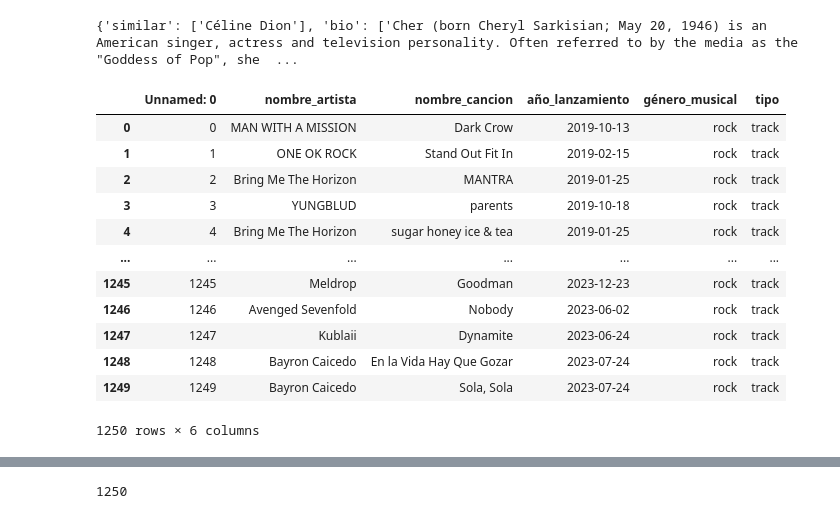
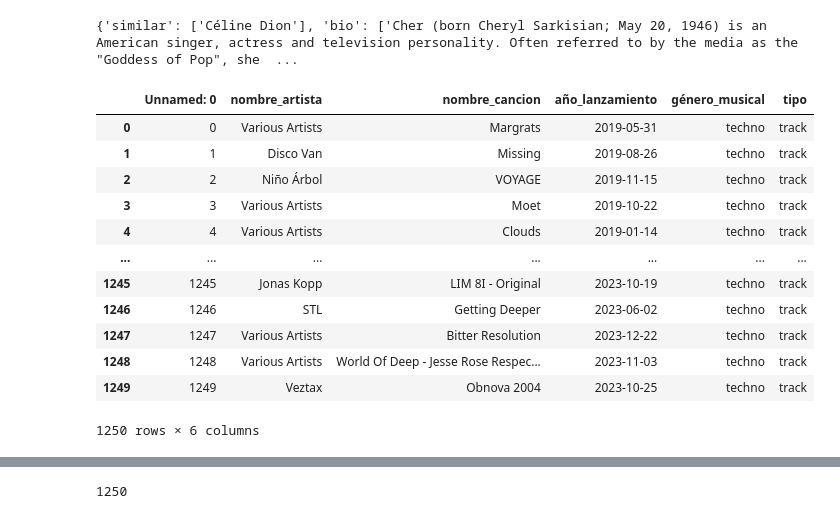
Before and after one commit to IreneDHA/music_proyect, a Jupyter notebook: lastfmtest.ipynb, the cells around one changed output, grey strips where cells are left out. Cells and saved outputs as stored; diff of their text form; code cells hidden in the pictures.

```diff
--- a/lastfmtest.ipynb
+++ b/lastfmtest.ipynb
@@ -160,19 +157,19 @@ print(Cher)
 # %% [output]
 {'similar': ['Céline Dion'], 'bio': ['Cher (born Cheryl Sarkisian; May 20, 1946) is an American singer, actress and television personality. Often referred to by the media as the "Goddess of Pop", she  ...
 # %%
-pd.read_csv("rockdatabase.csv")
+pd.read_csv("technodatabase.csv")
 # %% [output]
 |  | Unnamed: 0 | nombre_artista | nombre_cancion | año_lanzamiento | género_musical | tipo |
-| 0 | 0 | MAN WITH A MISSION | Dark Crow | 2019-10-13 | rock | track |
-| 1 | 1 | ONE OK ROCK | Stand Out Fit In | 2019-02-15 | rock | track |
-| 2 | 2 | Bring Me The Horizon | MANTRA | 2019-01-25 | rock | track |
-| 3 | 3 | YUNGBLUD | parents | 2019-10-18 | rock | track |
-| 4 | 4 | Bring Me The Horizon | sugar honey ice & tea | 2019-01-25 | rock | track |
+| 0 | 0 | Various Artists | Margrats | 2019-05-31 | techno | track |
+| 1 | 1 | Disco Van | Missing | 2019-08-26 | techno | track |
+| 2 | 2 | Niño Árbol | VOYAGE | 2019-11-15 | techno | track |
+| 3 | 3 | Various Artists | Moet | 2019-10-22 | techno | track |
+| 4 | 4 | Various Artists | Clouds | 2019-01-14 | techno | track |
 | ... | ... | ... | ... | ... | ... | ... |
-| 1245 | 1245 | Meldrop | Goodman | 2023-12-23 | rock | track |
-| 1246 | 1246 | Avenged Sevenfold | Nobody | 2023-06-02 | rock | track |
-| 1247 | 1247 | Kublaii | Dynamite | 2023-06-24 | rock | track |
-| 1248 | 1248 | Bayron Caicedo | En la Vida Hay Que Gozar | 2023-07-24 | rock | track |
-| 1249 | 1249 | Bayron Caicedo | Sola, Sola | 2023-07-24 | rock | track |
+| 1245 | 1245 | Jonas Kopp | LIM 8I - Original | 2023-10-19 | techno | track |
+| 1246 | 1246 | STL | Getting Deeper | 2023-06-02 | techno | track |
+| 1247 | 1247 | Various Artists | Bitter Resolution | 2023-12-22 | techno | track |
+| 1248 | 1248 | Various Artists | World Of Deep - Jesse Rose Respec... | 2023-11-03 | techno | track |
+| 1249 | 1249 | Veztax | Obnova 2004 | 2023-10-25 | techno | track |
 1250 rows × 6 columns
 # %%
```
Also changed, not shown: parts of 14 cells of this notebook.
